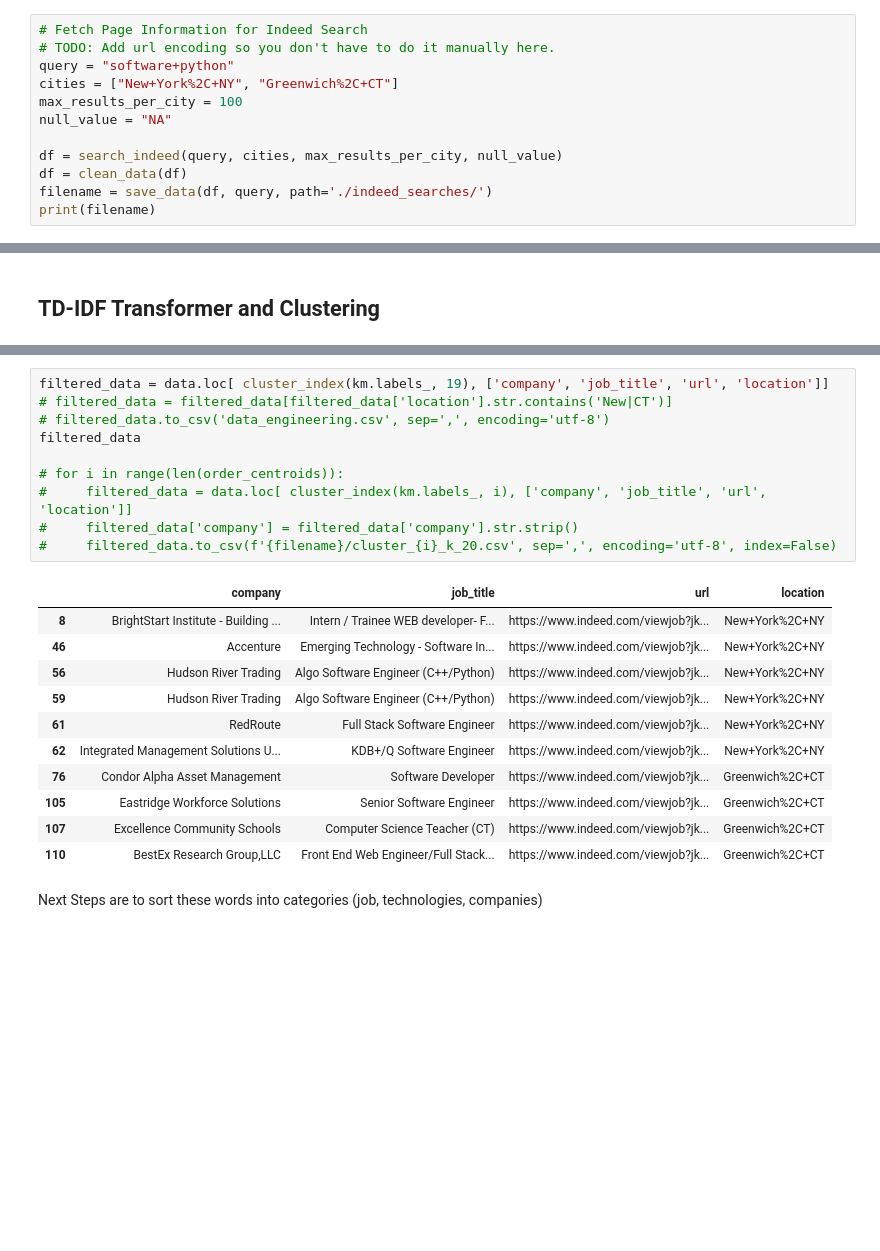
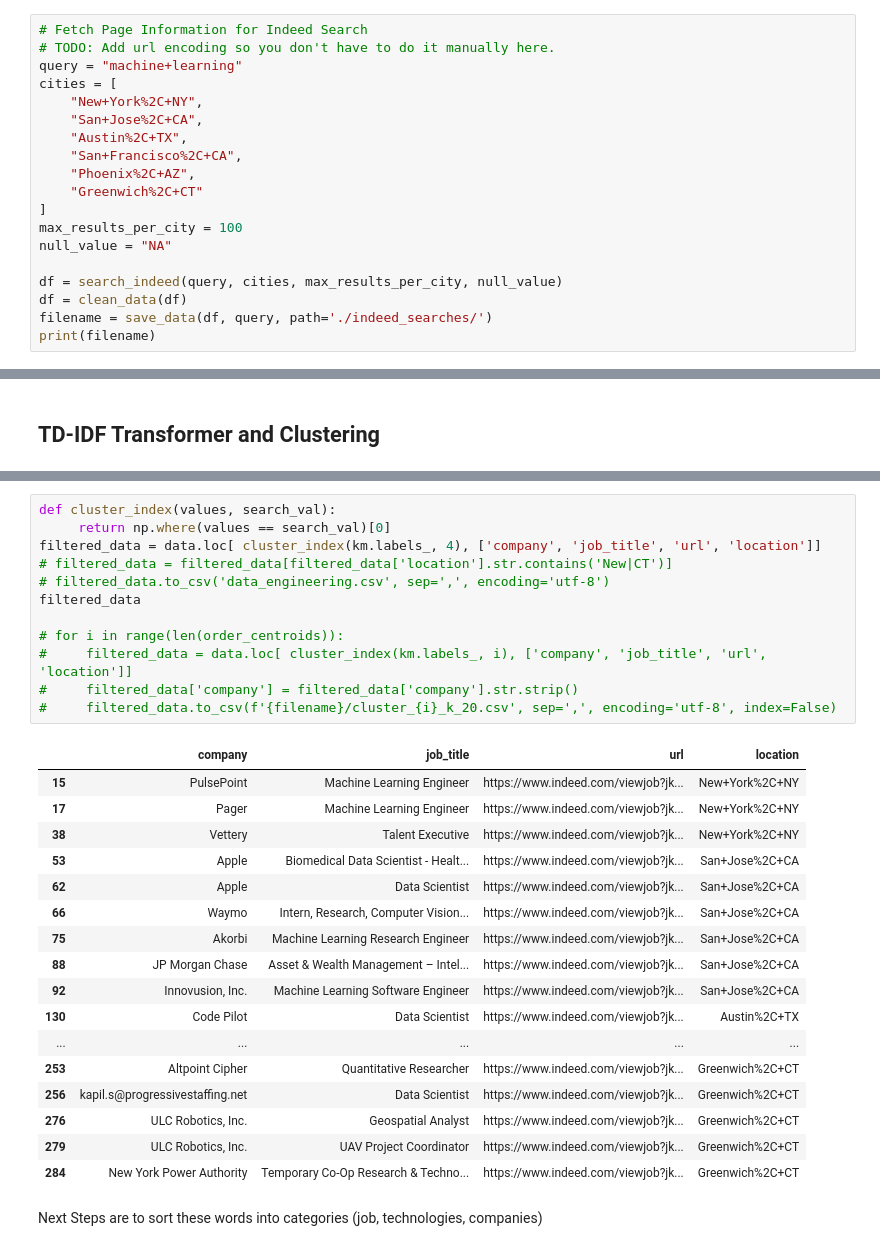
Before and after one commit to ChocoShell/career-posting-scraper, a Jupyter notebook: Indeed Scraper Updated.ipynb, the cells around one changed output, grey strips where cells are left out. Saved outputs shown, nothing was run; the diff lists cells and outputs as text; blank space fills up the shorter version.

```diff
--- a/Indeed Scraper Updated.ipynb
+++ b/Indeed Scraper Updated.ipynb
@@ -21,8 +23,15 @@ from utils import save_data
 # %%
 # Fetch Page Information for Indeed Search
 # TODO: Add url encoding so you don't have to do it manually here.
-query = "software+python"
-cities = ["New+York%2C+NY", "Greenwich%2C+CT"]
+query = "machine+learning"
+cities = [
+    "New+York%2C+NY",
+    "San+Jose%2C+CA",
+    "Austin%2C+TX",
+    "San+Francisco%2C+CA",
+    "Phoenix%2C+AZ",
+    "Greenwich%2C+CT"
+]
 max_results_per_city = 100
 null_value = "NA"
 
@@ -170,24 +155,32 @@ Cluster 19 - 10: trading hrt kdb time 60 150 framework distributed algo aes
 # %%
-filtered_data = data.loc[ cluster_index(km.labels_, 19), ['company', 'job_title', 'url', 'location']]
+def cluster_index(values, search_val):
+     return np.where(values == search_val)[0]
+filtered_data = data.loc[ cluster_index(km.labels_, 4), ['company', 'job_title', 'url', 'location']]
 # filtered_data = filtered_data[filtered_data['location'].str.contains('New|CT')]
 # filtered_data.to_csv('data_engineering.csv', sep=',', encoding='utf-8')
 filtered_data
 
 # for i in range(len(order_centroids)):
 #     filtered_data = data.loc[ cluster_index(km.labels_, i), ['company', 'job_title', 'url', 'location']]
 #     filtered_data['company'] = filtered_data['company'].str.strip()
 #     filtered_data.to_csv(f'{filename}/cluster_{i}_k_20.csv', sep=',', encoding='utf-8', index=False)
 # %% [output]
 |  | company | job_title | url | location |
-| 8 | BrightStart Institute - Building ... | Intern / Trainee WEB developer- F... | https://www.indeed.com/viewjob?jk... | New+York%2C+NY |
-| 46 | Accenture | Emerging Technology - Software In... | https://www.indeed.com/viewjob?jk... | New+York%2C+NY |
-| 56 | Hudson River Trading | Algo Software Engineer (C++/Python) | https://www.indeed.com/viewjob?jk... | New+York%2C+NY |
-| 59 | Hudson River Trading | Algo Software Engineer (C++/Python) | https://www.indeed.com/viewjob?jk... | New+York%2C+NY |
-| 61 | RedRoute | Full Stack Software Engineer | https://www.indeed.com/viewjob?jk... | New+York%2C+NY |
-| 62 | Integrated Management Solutions U... | KDB+/Q Software Engineer | https://www.indeed.com/viewjob?jk... | New+York%2C+NY |
-| 76 | Condor Alpha Asset Management | Software Developer | https://www.indeed.com/viewjob?jk... | Greenwich%2C+CT |
-| 105 | Eastridge Workforce Solutions | Senior Software Engineer | https://www.indeed.com/viewjob?jk... | Greenwich%2C+CT |
-| 107 | Excellence Community Schools | Computer Science Teacher (CT) | https://www.indeed.com/viewjob?jk... | Greenwich%2C+CT |
-| 110 | BestEx Research Group,LLC | Front End Web Engineer/Full Stack... | https://www.indeed.com/viewjob?jk... | Greenwich%2C+CT |
+| 15 | PulsePoint | Machine Learning Engineer | https://www.indeed.com/viewjob?jk... | New+York%2C+NY |
+| 17 | Pager | Machine Learning Engineer | https://www.indeed.com/viewjob?jk... | New+York%2C+NY |
+| 38 | Vettery | Talent Executive | https://www.indeed.com/viewjob?jk... | New+York%2C+NY |
+| 53 | Apple | Biomedical Data Scientist - Healt... | https://www.indeed.com/viewjob?jk... | San+Jose%2C+CA |
+| 62 | Apple | Data Scientist | https://www.indeed.com/viewjob?jk... | San+Jose%2C+CA |
+| 66 | Waymo | Intern, Research, Computer Vision... | https://www.indeed.com/viewjob?jk... | San+Jose%2C+CA |
+| 75 | Akorbi | Machine Learning Research Engineer | https://www.indeed.com/viewjob?jk... | San+Jose%2C+CA |
+| 88 | JP Morgan Chase | Asset & Wealth Management – Intel... | https://www.indeed.com/viewjob?jk... | San+Jose%2C+CA |
+| 92 | Innovusion, Inc. | Machine Learning Software Engineer | https://www.indeed.com/viewjob?jk... | San+Jose%2C+CA |
+| 130 | Code Pilot | Data Scientist | https://www.indeed.com/viewjob?jk... | Austin%2C+TX |
+| ... | ... | ... | ... | ... |
+| 253 | Altpoint Cipher | Quantitative Researcher | https://www.indeed.com/viewjob?jk... | Greenwich%2C+CT |
+| 256 | kapil.s@progressivestaffing.net | Data Scientist | https://www.indeed.com/viewjob?jk... | Greenwich%2C+CT |
+| 276 | ULC Robotics, Inc. | Geospatial Analyst | https://www.indeed.com/viewjob?jk... | Greenwich%2C+CT |
+| 279 | ULC Robotics, Inc. | UAV Project Coordinator | https://www.indeed.com/viewjob?jk... | Greenwich%2C+CT |
+| 284 | New York Power Authority | Temporary Co-Op Research & Techno... | https://www.indeed.com/viewjob?jk... | Greenwich%2C+CT |
 # %% [markdown]
 Next Steps are to sort these words into categories (job, technologies, companies)
```
Also changed, not shown: parts of 11 cells of this notebook.
